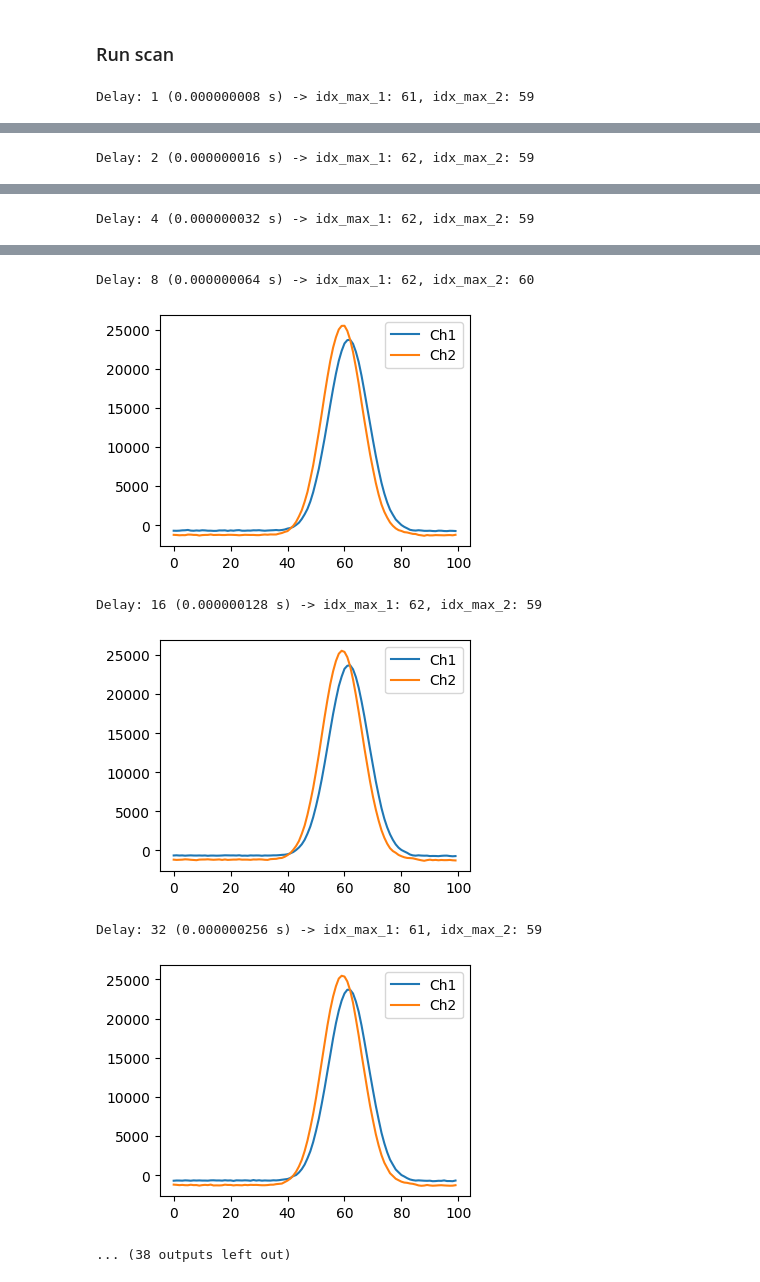
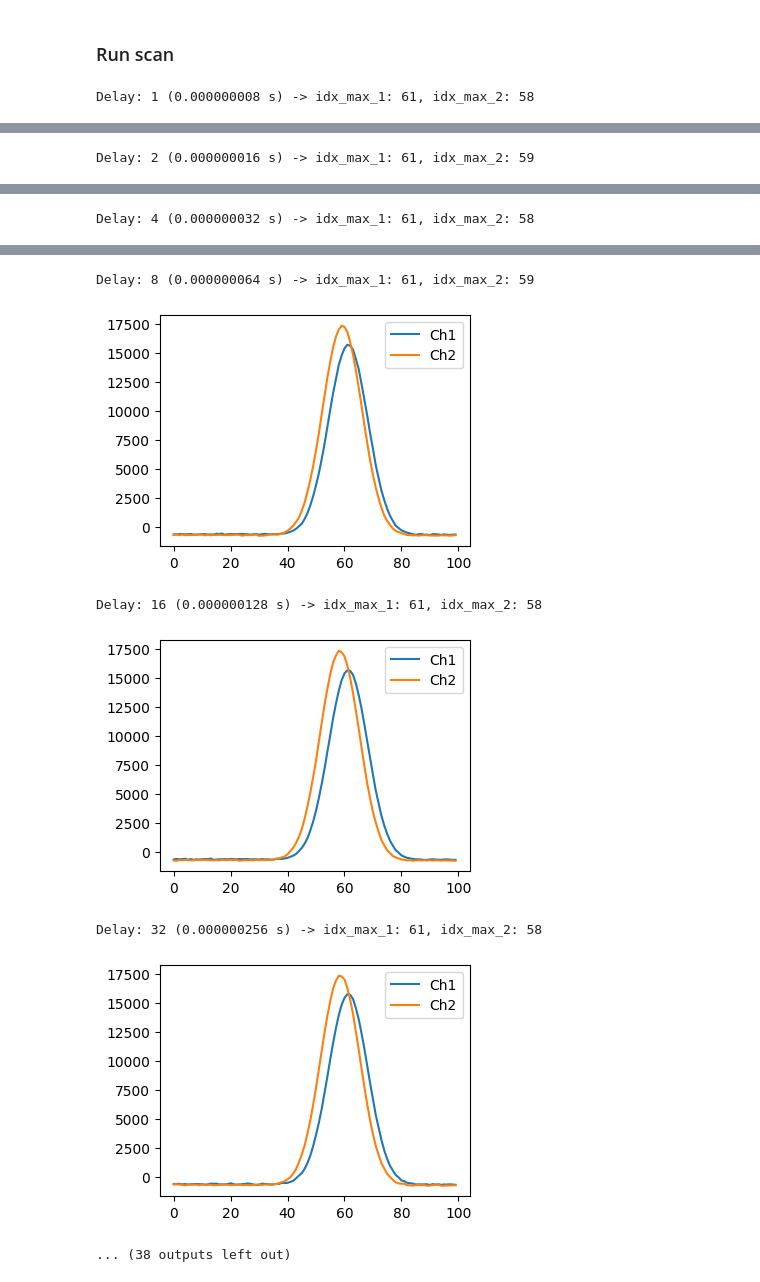
Before and after one commit to dspsandbox/Redpitaya-IO-Sync, a Jupyter notebook: example/06_multi_device_sync.ipynb, the cells around one changed output, grey strips where cells are left out. Drawn from its saved outputs; the diff is of its cells as text; code cells hidden in the pictures.

```diff
--- a/example/06_multi_device_sync.ipynb
+++ b/example/06_multi_device_sync.ipynb
@@ -112,7 +111,7 @@ NOTE: Frames with (*) are triggered by external trigger source.
 # %%
 
 delay_list = 1 << np.arange(25)
-waveform = 0.75 * np.exp(-np.linspace(-5, 5, 100)**2)
+waveform = 0.5 * np.exp(-np.linspace(-5, 5, 100)**2)
 
 rp_acq = rp_0 #Select which device is used to acquire
 rp_acq_id = rp_acq.get_uid()
@@ -148,4 +147,4 @@ for delay in delay_list:
     plt.legend(loc=1)
     plt.show()
 # %% [output]
-Delay: 1 (0.000000008 s) -> idx_max_1: 61, idx_max_2: 59
+Delay: 1 (0.000000008 s) -> idx_max_1: 61, idx_max_2: 58
@@ -153 +152 @@ Delay: 1 (0.000000008 s) -> idx_max_1: 61, idx_max_2: 59
-Delay: 2 (0.000000016 s) -> idx_max_1: 62, idx_max_2: 59
+Delay: 2 (0.000000016 s) -> idx_max_1: 61, idx_max_2: 59
@@ -155 +154 @@ Delay: 2 (0.000000016 s) -> idx_max_1: 62, idx_max_2: 59
-Delay: 4 (0.000000032 s) -> idx_max_1: 62, idx_max_2: 59
+Delay: 4 (0.000000032 s) -> idx_max_1: 61, idx_max_2: 58
@@ -157,7 +156,7 @@ Delay: 4 (0.000000032 s) -> idx_max_1: 62, idx_max_2: 59
-Delay: 8 (0.000000064 s) -> idx_max_1: 62, idx_max_2: 60
+Delay: 8 (0.000000064 s) -> idx_max_1: 61, idx_max_2: 59
-[figure, old version]
+[figure, new version]
-Delay: 16 (0.000000128 s) -> idx_max_1: 62, idx_max_2: 59
+Delay: 16 (0.000000128 s) -> idx_max_1: 61, idx_max_2: 58
-[figure, old version]
+[figure, new version]
-Delay: 32 (0.000000256 s) -> idx_max_1: 61, idx_max_2: 59
+Delay: 32 (0.000000256 s) -> idx_max_1: 61, idx_max_2: 58
-[figure, old version]
+[figure, new version]
 ... (38 outputs left out)
```
Also changed, not shown: parts of 2 cells of this notebook, 2 other files.
